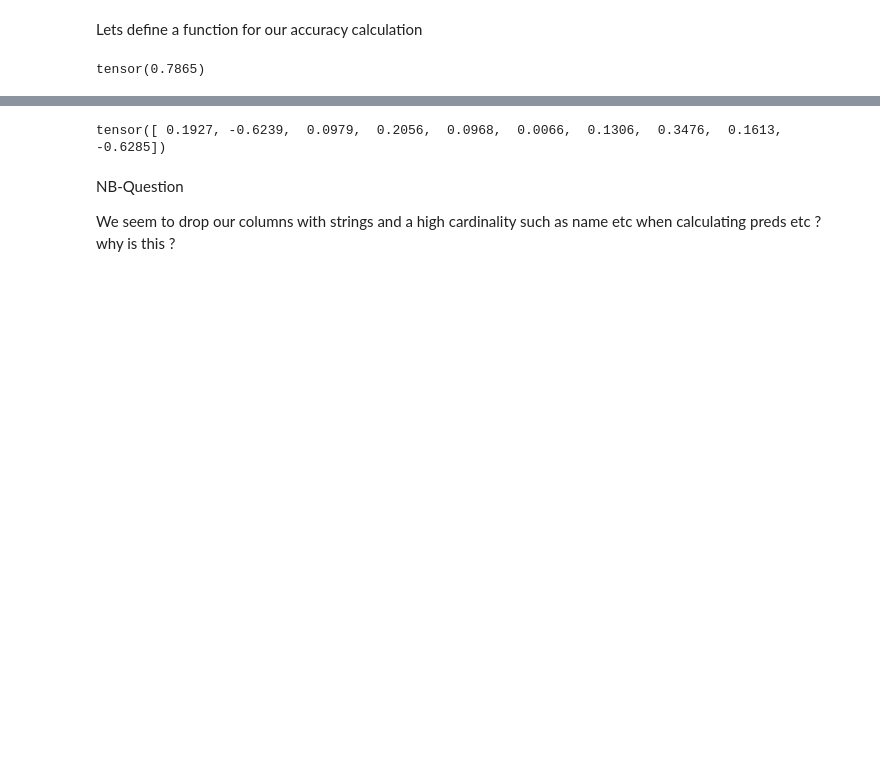
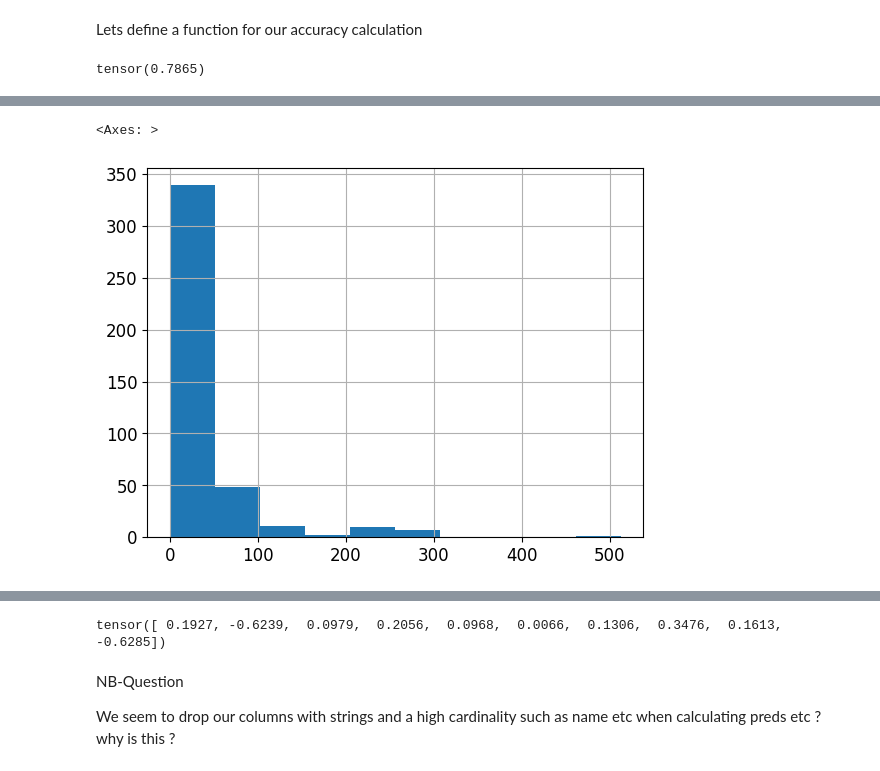
Before and after one commit to rubanzasilva/Linear_model_and_nn_from_scratch, a Jupyter notebook: Linear_model_and_nn_from_scratch.ipynb, the cells around one changed output, grey strips where cells are left out. Drawn from its saved outputs; the diff is of its cells as text; code cells hidden in the pictures; blank space fills up the shorter version.

```diff
--- a/Linear_model_and_nn_from_scratch.ipynb
+++ b/Linear_model_and_nn_from_scratch.ipynb
@@ -586,0 +661,2 @@ tensor(0.7865)
+# %%
+test_df = pd.read_csv(path/'test.csv')
@@ -586,0 +684,2 @@ tensor(0.7865)
+# %%
+test_df['Fare'] = test_df.Fare.fillna(0)
@@ -586,0 +688,4 @@ tensor(0.7865)
+# %%
+#test_modes = test_df.mode().iloc[0]
+test_df.fillna(modes,inplace=True)
+test_df.isna().sum()
@@ -586,0 +718,5 @@ tensor(0.7865)
+# %%
+test_df['Fare'].hist()
+# %% [output]
+<Axes: >
+[figure, added]
```
Also changed, not shown: parts of 71 cells of this notebook.
